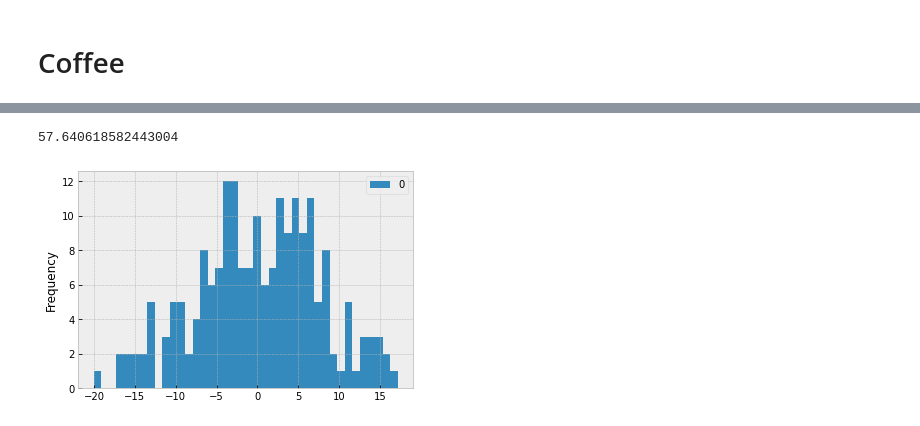
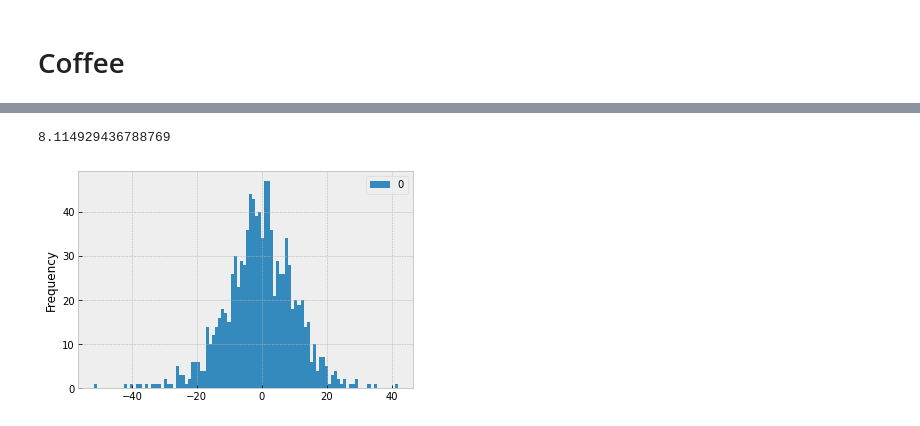
Before and after one commit to zkavtaskin/Lead-Time-Driven-Delivery-Simulation, a Jupyter notebook: Notebook/LittlePower.ipynb, the cells around one changed output, grey strips where cells are left out. Drawn from its saved outputs; the diff is of its cells as text; code cells hidden in the pictures.

```diff
--- a/Notebook/LittlePower.ipynb
+++ b/Notebook/LittlePower.ipynb
@@ -391,7 +391,7 @@ df_coffee_avg.describe()
 # %%
-coffee_long = np.random.gamma(2, 1, 3000)
+coffee_long = np.random.lognormal(0.37, 0.80, 3000)
 df_coffee_long = pd.DataFrame(coffee_long)
-df_coffee_long.plot(kind="hist", bins=100)
+df_coffee_long.plot(kind="hist", bins=300)
 df_coffee_long.describe()
 # %% [output]
 |  | 0 |
@@ -407,7 +407,7 @@ df_coffee_long.describe()
 # %%
 coffee_avg_mean = np.mean(coffee_avg)
 coffee_avg_error = []
-for _ in range(0, 200):
+for _ in range(0, 1000):
     coffee_avg_sample = np.random.choice(coffee_avg, 15)
     wait_sigma = sum(coffee_avg_sample)
     wait_prediction = 15 * coffee_avg_mean
@@ -415,5 +415,5 @@ for _ in range(0, 200):
 
 df_coffee_avg_error = pd.DataFrame(coffee_avg_error)
 df_coffee_avg_error.plot(kind="hist", bins=20)
-print(sum(np.square(coffee_avg_error))/ len(coffee_avg_error))
+print(sum(map(abs, coffee_avg_error))/ len(coffee_avg_error))
 # %% [output]
@@ -422,7 +422,7 @@ print(sum(np.square(coffee_avg_error))/ len(coffee_avg_error))
 # %%
 coffee_long_mean = np.mean(coffee_long)
 coffee_long_error = []
-for _ in range(0, 200):
+for _ in range(0, 1000):
     coffee_long_sample = np.random.choice(coffee_long, 15)
     wait_sigma = sum(coffee_long_sample)
     wait_prediction = 15 * coffee_long_mean
@@ -430,5 +430,5 @@ for _ in range(0, 200):
 
 df_coffee_long_error = pd.DataFrame(coffee_long_error)
 df_coffee_long_error.plot(kind="hist", bins=40)
-print(sum(np.square(coffee_long_error))/ len(coffee_long_error))
+print(sum(map(abs, coffee_long_error))/ len(coffee_long_error))
 # %% [output]
@@ -437,13 +437,13 @@ print(sum(np.square(coffee_long_error))/ len(coffee_long_error))
 # %%
 coffee_long_error = []
-for _ in range(0, 200):
+for _ in range(0, 1000):
     coffee_long_sample1 = np.random.choice(coffee_long, 15)
     coffee_long_sample2 = np.random.choice(coffee_long, 15)
     coffee_long_error.append(sum(coffee_long_sample1)-sum(coffee_long_sample2))
 
 df_coffee_long_error = pd.DataFrame(coffee_long_error)
-df_coffee_long_error.plot(kind="hist", bins=40)
-print(sum(np.square(coffee_long_error))/ len(coffee_long_error))
+df_coffee_long_error.plot(kind="hist", bins=100)
+print(sum(map(abs, coffee_long_error))/ len(coffee_long_error))
 # %% [output]
-57.640618582443004
+8.114929436788769
-[figure, old version]
+[figure, new version]
```
Also changed, not shown: parts of 4 cells of this notebook.
